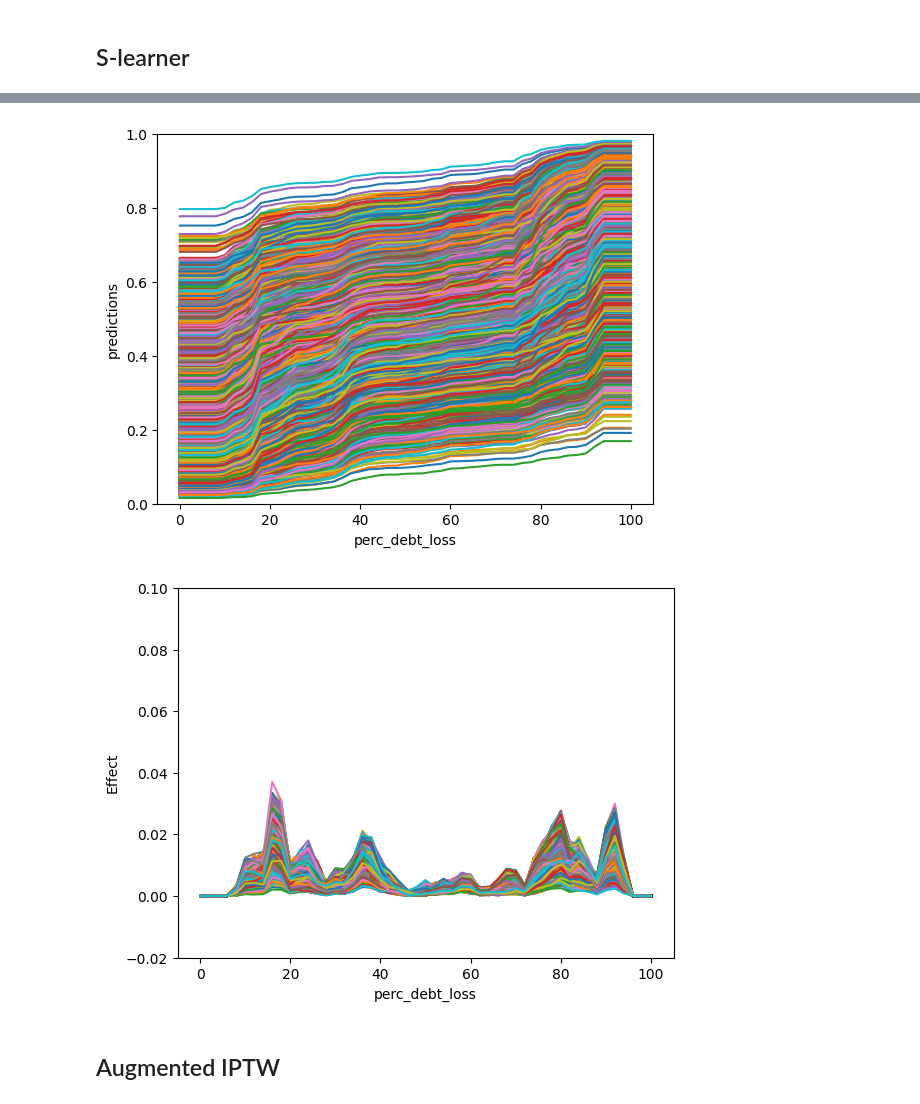
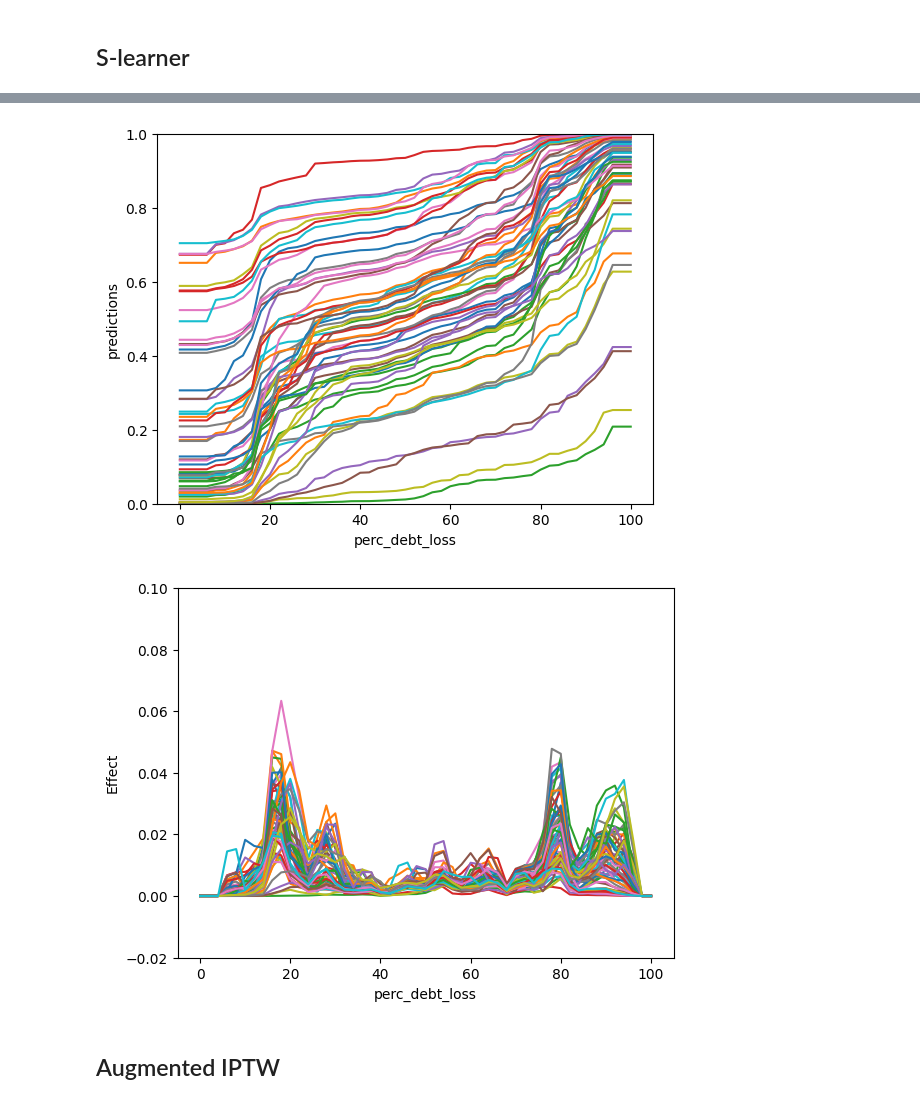
Before and after one commit to javiermoralh/causal-pipeline, a Jupyter notebook: 05_estimation.ipynb, the cells around one changed output, grey strips where cells are left out. Drawn from its saved outputs; the diff is of its cells as text; code cells hidden in the pictures.

```diff
--- a/05_estimation.ipynb
+++ b/05_estimation.ipynb
@@ -76,7 +81,9 @@ train_propagated = pd.read_parquet("data/synthetic_train_data_propagated.parquet
 # %%
 strat_feature = create_stratification_split_col(df, TREATMENT, OUTCOME)
 train, test = train_test_split(
-    df, test_size=0.2, random_state=42,
+    df,
+    test_size=0.2,
+    random_state=SEED,
     stratify=strat_feature,
 )
 
@@ -117,10 +123,12 @@ for f in controls + outcome_causes + [TREATMENT]:
 binned_outcome_causes = [c  + '_bins' for c in outcome_causes]
 for feature in outcome_causes:
     bins = pd.qcut(train_propagated[feature], q=5, retbins=True, duplicates='drop')[1]
-    max_val = train_propagated[feature].max()
-    bins[-1] = max_val + 1e-8
-    min_val = train_propagated[feature].min()
-    bins[0] = min_val - 1
+    max_val_train = train_propagated[feature].max()
+    max_val_int = test[feature].max()
+    bins[-1] = max_val_train if max_val_train > max_val_int else max_val_int
+    min_val_train = train_propagated[feature].min()
+    min_val_int = test[feature].min()
+    bins[0] = min_val_train if min_val_train < min_val_int else min_val_int
 
     # Apply these bins to both datasets using pd.cut()
     train[feature + '_bins'] = pd.cut(train[feature], bins=bins, include_lowest=True)
@@ -257,7 +265,8 @@ dose_response_data = individual_dose_response_curve(
     task="classification"
 )
 for i, line in enumerate(dose_response_data):
-    ax = plt.plot(bin_edges, line, label=f'Line {i+1}')
+    if i % 50 == 0:
+        ax = plt.plot(bin_edges, line, label=f'Line {i+1}')
 plt.xlabel(TREATMENT)
 plt.ylabel("predictions")
 plt.ylim(0, 1)
@@ -265,8 +274,9 @@ plt.show()
 
 
 for i, line in enumerate(dose_response_data):
-    ite_curve_data = np.gradient(line, bin_edges)
-    ax = plt.plot(bin_edges, ite_curve_data, label=f'Line {i+1}')
+    if i % 50 == 0:
+        ite_curve_data = np.gradient(line, bin_edges)
+        ax = plt.plot(bin_edges, ite_curve_data, label=f'Line {i+1}')
 plt.xlabel(TREATMENT)
 plt.ylabel("Effect")
 plt.ylim(-0.02, 0.1)
@@ -278,15 +288,16 @@ plt.show()
 ## S-learner
 # %%
 init_params = {
-    "n_estimators": 200,
+    "n_estimators": 500,
     "depth": None,
-    "min_data_in_leaf": round(X_train_propagated.shape[0]*0.01),
+    "min_data_in_leaf": round(X_train_propagated.shape[0]*0.05),
     "learning_rate": 0.01,
     "subsample": 1,
     "rsm": 1,
     "objective": "Logloss",
     "silent": True,
-    "l2_leaf_reg": 3
+    "l2_leaf_reg": 0,
+    "random_seed": SEED,
 }
 init_params["monotone_constraints"] = monotone_constraints_list
 s_learner = CatBoostClassifier(**init_params)
@@ -347,30 +358,32 @@ plt.show()
 # %%
 dose_response_data = individual_dose_response_curve(
     df_eval=test,
     treatment_interventions=bin_edges,
     predictive_model=s_learner,
     modelling_features=X_train.columns,
     feature_counterfactual=TREATMENT,
     model_package="sklearn",
     task="classification"
 )
 for i, line in enumerate(dose_response_data):
-    ax = plt.plot(bin_edges, line, label=f'Line {i+1}')
+    if i % 50 == 0:
+        ax = plt.plot(bin_edges, line, label=f'Line {i+1}')
 plt.xlabel(TREATMENT)
 plt.ylabel("predictions")
 plt.ylim(0, 1)
 plt.show()
 
 
 for i, line in enumerate(dose_response_data):
-    ite_curve_data = np.gradient(line, bin_edges)
-    ax = plt.plot(bin_edges, ite_curve_data, label=f'Line {i+1}')
+    if i % 50 == 0:
+        ite_curve_data = np.gradient(line, bin_edges)
+        ax = plt.plot(bin_edges, ite_curve_data, label=f'Line {i+1}')
 plt.xlabel(TREATMENT)
 plt.ylabel("Effect")
 plt.ylim(-0.02, 0.1)
 plt.show()
 # %% [output]
-[figure, old version]
+[figure, new version]
-[figure, old version]
+[figure, new version]
 # %% [markdown]
 ## Augmented IPTW
```
Also changed, not shown: parts of 33 cells of this notebook, 21 other files.
